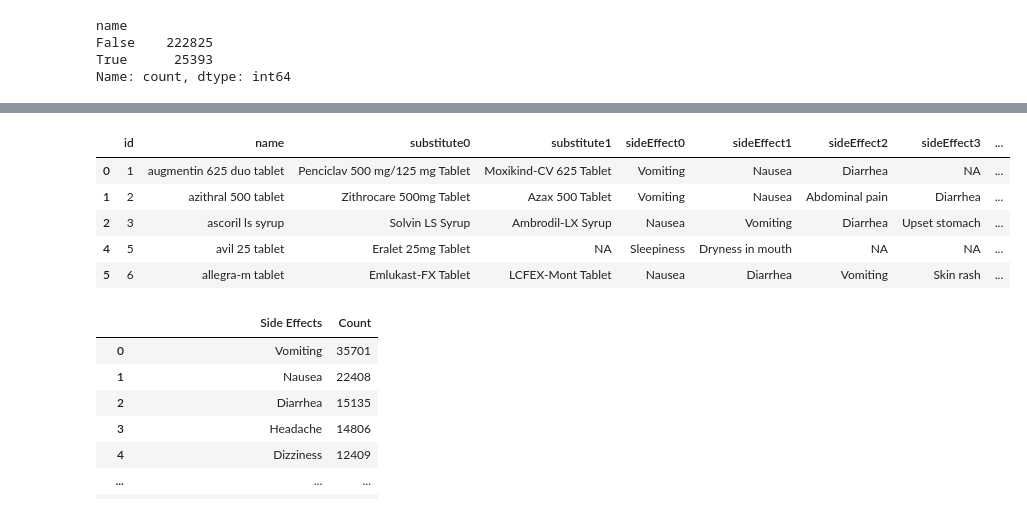
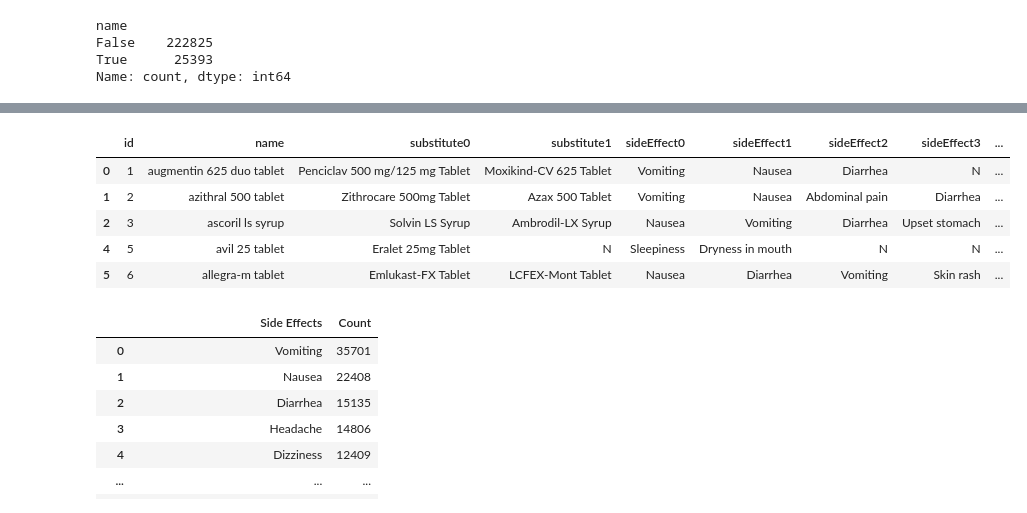
Before and after one commit to jakemcgraw83/project3Med_interactions, a Jupyter notebook: Exploring_data.ipynb, the cells around one changed output, grey strips where cells are left out. Cells and saved outputs as stored; diff of their text form; code cells hidden in the pictures.

```diff
--- a/Exploring_data.ipynb
+++ b/Exploring_data.ipynb
@@ -85,15 +85,15 @@ df_dup.head(10)
 | 10 | 11 | aciloc 150 tablet | Zinemac 150 Tablet | Monoloc 150mg Tablet | Headache | Diarrhea | Gastrointestinal disturbance | NaN | ... |
 | 11 | 12 | alex syrup | Alkof Junior Syrup | Respicure-D Syrup | Nausea | Vomiting | Loss of appetite | Headache | ... |
 # %%
-df_final= df_dup.fillna('NA')
+df_final= df_dup.fillna('N')
 
 df_final.head()
 # %% [output]
 |  | id | name | substitute0 | substitute1 | sideEffect0 | sideEffect1 | sideEffect2 | sideEffect3 | ... |
-| 0 | 1 | augmentin 625 duo tablet | Penciclav 500 mg/125 mg Tablet | Moxikind-CV 625 Tablet | Vomiting | Nausea | Diarrhea | NA | ... |
+| 0 | 1 | augmentin 625 duo tablet | Penciclav 500 mg/125 mg Tablet | Moxikind-CV 625 Tablet | Vomiting | Nausea | Diarrhea | N | ... |
 | 1 | 2 | azithral 500 tablet | Zithrocare 500mg Tablet | Azax 500 Tablet | Vomiting | Nausea | Abdominal pain | Diarrhea | ... |
 | 2 | 3 | ascoril ls syrup | Solvin LS Syrup | Ambrodil-LX Syrup | Nausea | Vomiting | Diarrhea | Upset stomach | ... |
-| 4 | 5 | avil 25 tablet | Eralet 25mg Tablet | NA | Sleepiness | Dryness in mouth | NA | NA | ... |
+| 4 | 5 | avil 25 tablet | Eralet 25mg Tablet | N | Sleepiness | Dryness in mouth | N | N | ... |
 | 5 | 6 | allegra-m tablet | Emlukast-FX Tablet | LCFEX-Mont Tablet | Nausea | Diarrhea | Vomiting | Skin rash | ... |
 # %%
 #Exporting dataframe to csv
```
Also changed, not shown: 4 other files.
